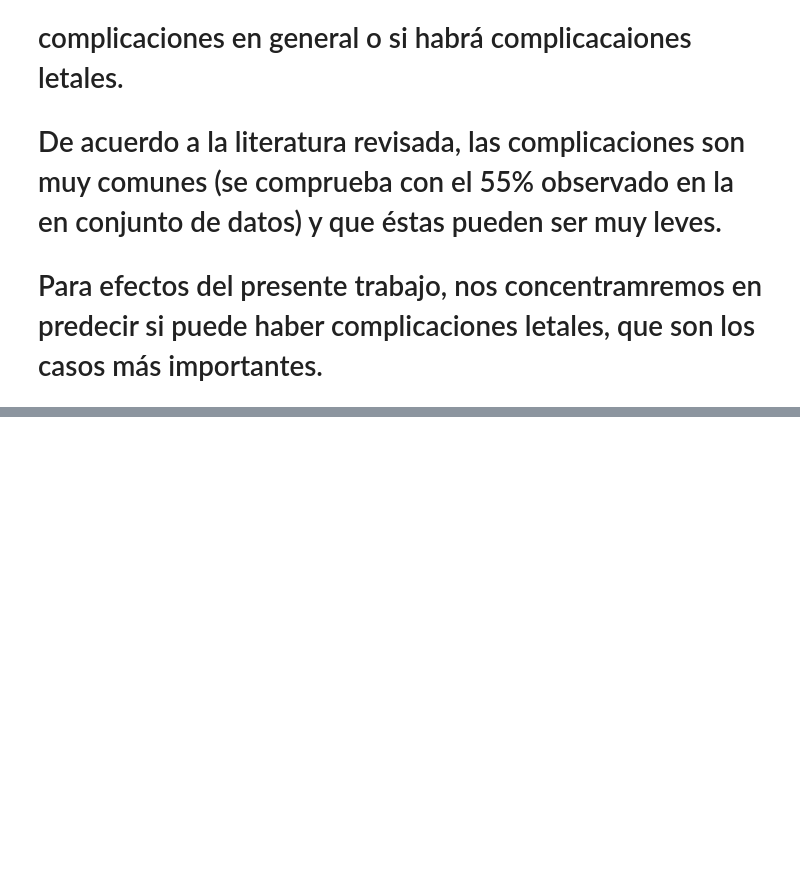
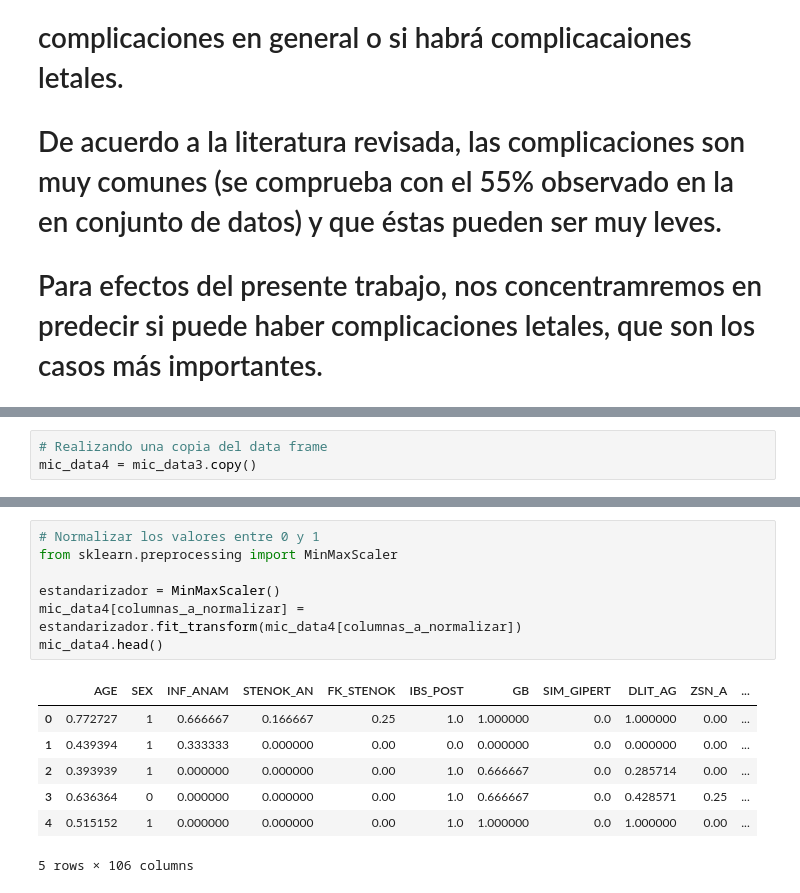
Before and after one commit to dp202204/Proyecto-ML-2022, a Jupyter notebook: modelo_mic_v1a.ipynb, the cells around one changed output, grey strips where cells are left out. Cells and saved outputs as stored; diff of their text form; blank space fills up the shorter version.

```diff
--- a/modelo_mic_v1a.ipynb
+++ b/modelo_mic_v1a.ipynb
@@ -215,0 +333,3 @@ Total de casos letales:                  271  ( 15.9% )
+# %%
+# Realizando una copia del data frame
+mic_data4 = mic_data3.copy()
@@ -215,0 +403,15 @@ Total de casos letales:                  271  ( 15.9% )
+# %%
+# Normalizar los valores entre 0 y 1
+from sklearn.preprocessing import MinMaxScaler
+
+estandarizador = MinMaxScaler()
+mic_data4[columnas_a_normalizar] = estandarizador.fit_transform(mic_data4[columnas_a_normalizar])
+mic_data4.head()
+# %% [output]
+|  | AGE | SEX | INF_ANAM | STENOK_AN | FK_STENOK | IBS_POST | GB | SIM_GIPERT | DLIT_AG | ZSN_A | ... |
+| 0 | 0.772727 | 1 | 0.666667 | 0.166667 | 0.25 | 1.0 | 1.000000 | 0.0 | 1.000000 | 0.00 | ... |
+| 1 | 0.439394 | 1 | 0.333333 | 0.000000 | 0.00 | 0.0 | 0.000000 | 0.0 | 0.000000 | 0.00 | ... |
+| 2 | 0.393939 | 1 | 0.000000 | 0.000000 | 0.00 | 1.0 | 0.666667 | 0.0 | 0.285714 | 0.00 | ... |
+| 3 | 0.636364 | 0 | 0.000000 | 0.000000 | 0.00 | 1.0 | 0.666667 | 0.0 | 0.428571 | 0.25 | ... |
+| 4 | 0.515152 | 1 | 0.000000 | 0.000000 | 0.00 | 1.0 | 1.000000 | 0.0 | 1.000000 | 0.00 | ... |
+5 rows × 106 columns
```
Also changed, not shown: parts of 52 cells of this notebook.
